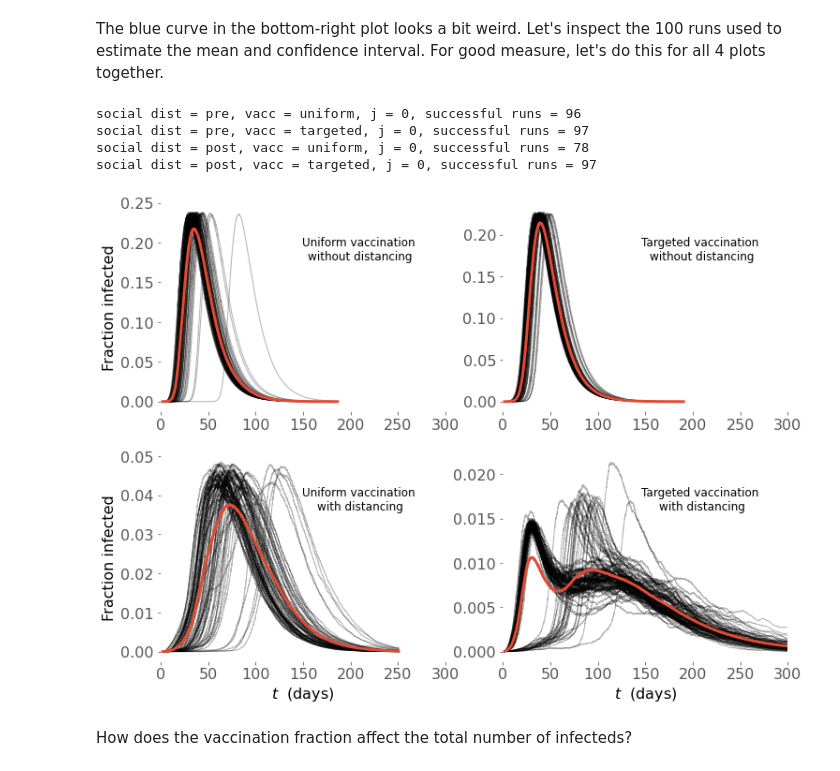
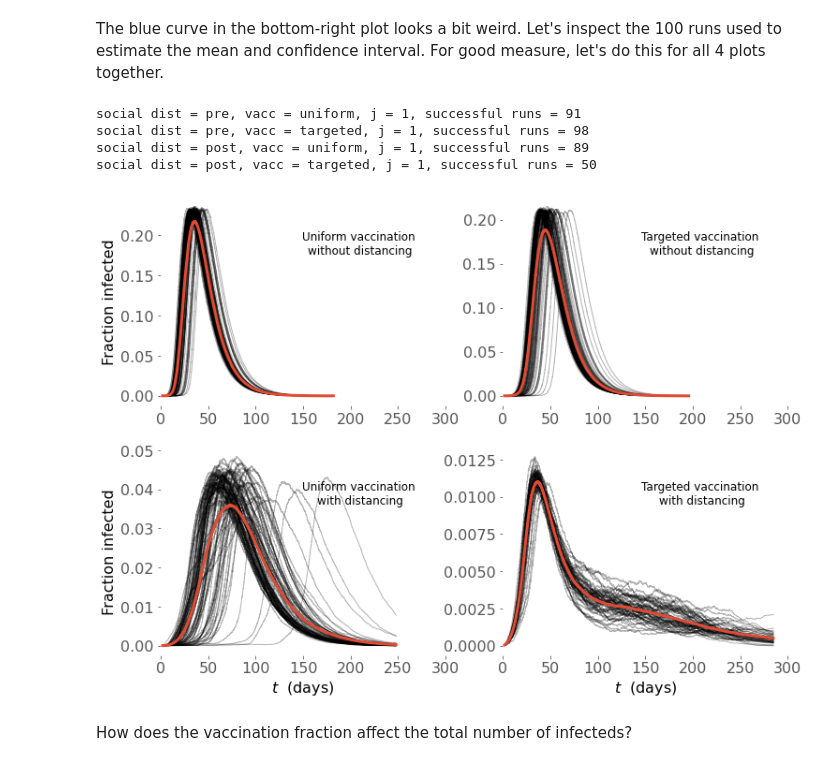
Before and after one commit to gshartnett/network_vaccination, a Jupyter notebook: SEIR Data Analysis.ipynb, the cells around one changed output. Cells and saved outputs as stored; diff of their text form; code cells hidden in the pictures.

```diff
--- a/SEIR Data Analysis.ipynb
+++ b/SEIR Data Analysis.ipynb
@@ -245,40 +245,40 @@ for socialdist in socialdists:
         ax = axs[i]
 
         ## plot results with fractional vaccination
-        j = 0
+        j = 1
         vacc_f = flist_small[j]
         try:
             result = loader(socialdist, vacc_strategy, vacc_f)
 
             ## only plot results for which more than 10 of the simulations did not die out prematurely
             if len(result['R']) > 10:
                 print('social dist = %s, vacc = %s, j = %i, successful runs = %i' %(socialdist, vacc_strategy, j, len(result['R'])))
                 t_int, results_int = interpolation(result['t'], result['I'])
                 mean, under, uppper = mean_confidence_interval(results_int/N_dict[socialdist])
                 for k in range(len(results_int)):
                     ax.plot(t_int, results_int[k]/N_dict[socialdist], color='k', alpha=0.3, linewidth=1)
                 ax.plot(t_int, mean, linewidth=3)
         except:
             pass
 
         ax.set_xlim([0,300])
         #ax.set_ylim([0,0.25])
         ax.grid(False)
         ax.set_title('%s vaccination \n%s distancing' %(vacc_strategy_dic[vacc_strategy], socialdists2[socialdist]), fontsize=12, x=0.7, y=0.7)
         if i in [2, 3]:
             ax.set_xlabel('$t$  (days)')
         if i in [0, 2]:
             ax.set_ylabel('Fraction infected')
         i += 1
 
 plt.savefig("figures/SEIR_closer_look.png", dpi=600)
 plt.show()
 # %% [output]
-social dist = pre, vacc = uniform, j = 0, successful runs = 96
-social dist = pre, vacc = targeted, j = 0, successful runs = 97
-social dist = post, vacc = uniform, j = 0, successful runs = 78
-social dist = post, vacc = targeted, j = 0, successful runs = 97
+social dist = pre, vacc = uniform, j = 1, successful runs = 91
+social dist = pre, vacc = targeted, j = 1, successful runs = 98
+social dist = post, vacc = uniform, j = 1, successful runs = 89
+social dist = post, vacc = targeted, j = 1, successful runs = 50
-[figure, old version]
+[figure, new version]
 # %% [markdown]
 How does the vaccination fraction affect the total number of infecteds?
 # %%
```
